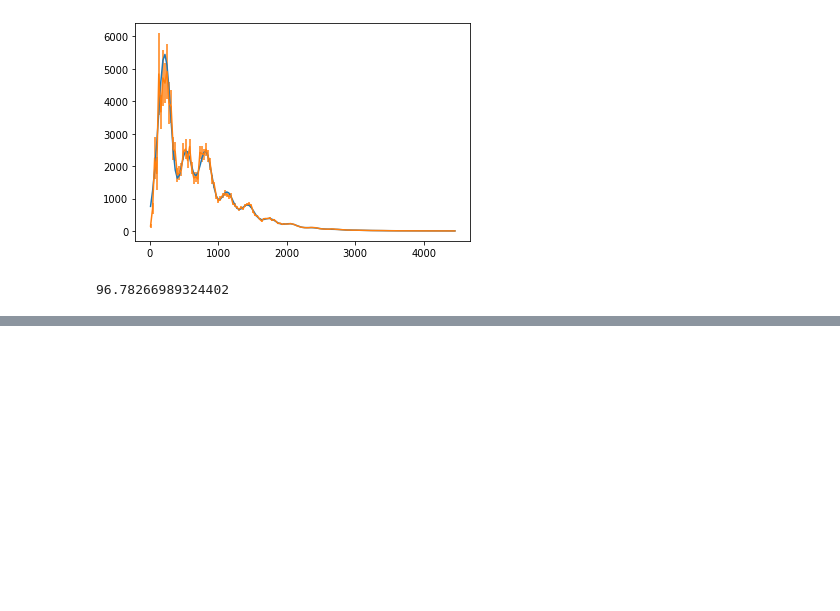
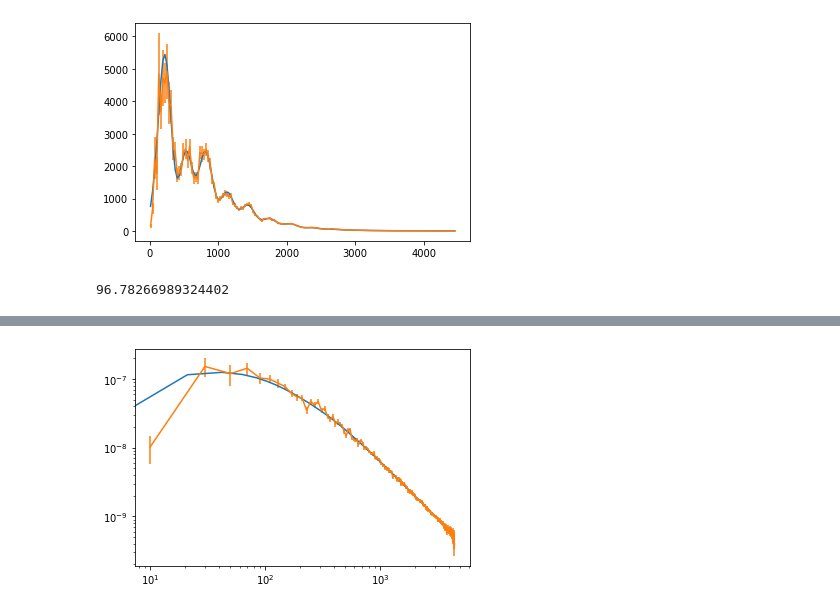
Before and after one commit to winstonyin/cmb_simulation, a Jupyter notebook: cmb_simulation.ipynb, the cells around one changed output, grey strips where cells are left out. Saved outputs shown, nothing was run; the diff lists cells and outputs as text; code cells hidden in the pictures; blank space fills up the shorter version.

```diff
--- a/cmb_simulation.ipynb
+++ b/cmb_simulation.ipynb
@@ -66,0 +67,6 @@ plt.show()
+# %%
+# pp sampling
+specs.pp.plot(np.linspace(0, 4200, 200), scale=lambda l: l**4/(2*np.pi), logaxis='both')
+p.binSpectrum().plot(scale=lambda l: l**4/(2*np.pi))
+# %% [output]
+[figure, added]
```
Also changed, not shown: parts of 8 cells of this notebook, 1 other file.
